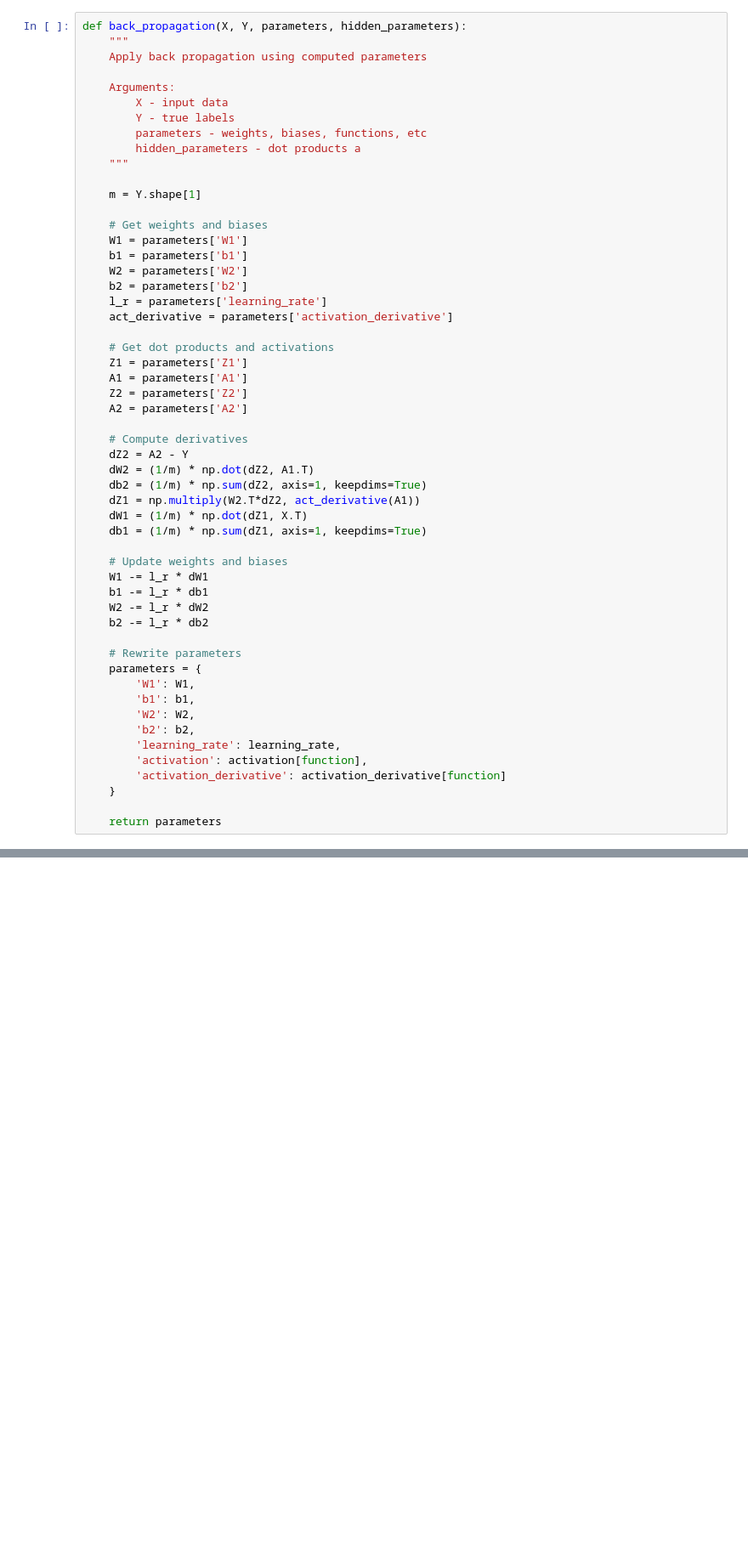
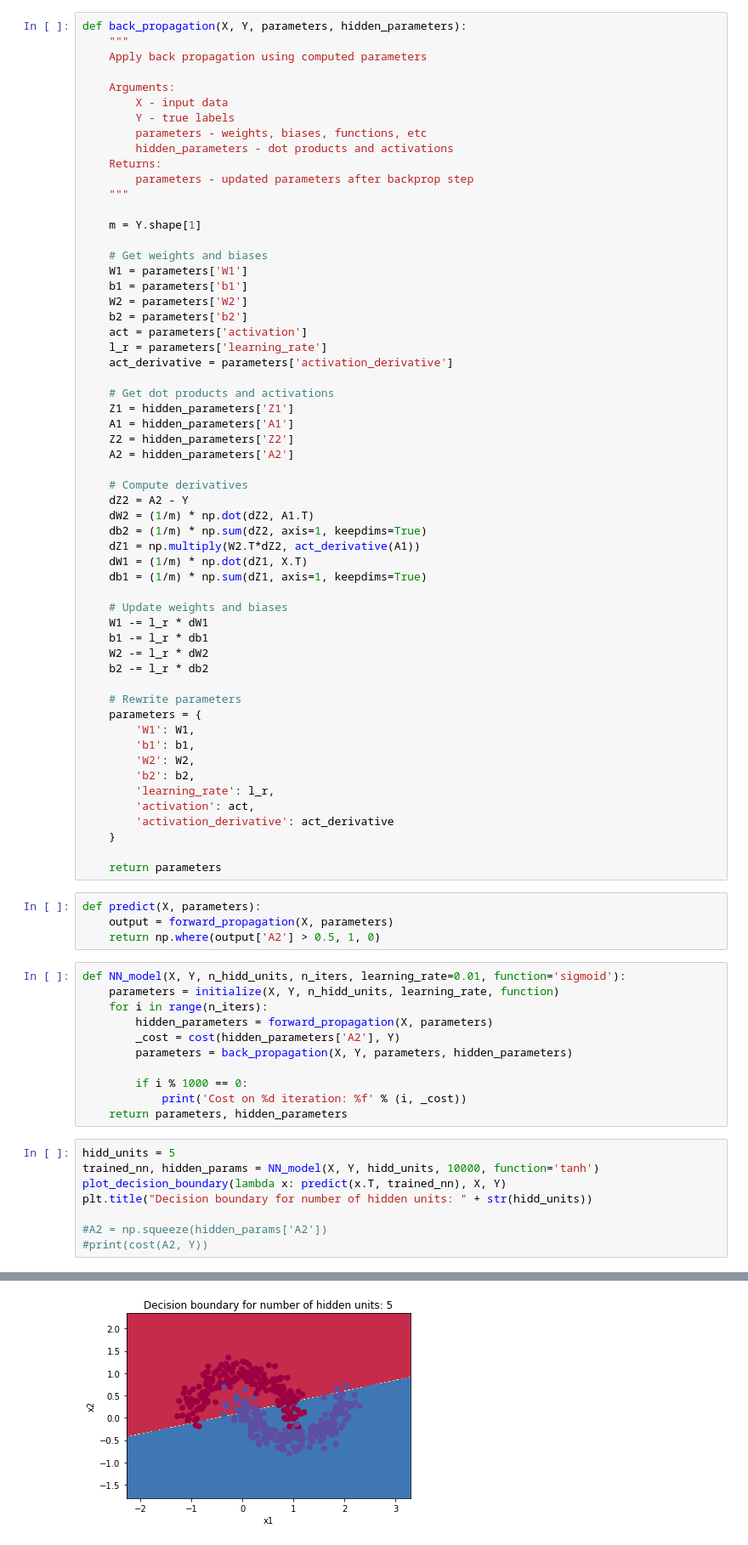
Before and after one commit to mattroz/ml-sandbox, a Jupyter notebook: deep_learning/shallow_nn/shallow_neural_network.ipynb, the cells around one changed output, grey strips where cells are left out. Shown at 85% size. Drawn from its saved outputs; the diff is of its cells as text; blank space fills up the shorter version.

Commit message:
Implemented predict function, model testing and some plots

```diff
--- a/deep_learning/shallow_nn/shallow_neural_network.ipynb
+++ b/deep_learning/shallow_nn/shallow_neural_network.ipynb
@@ -113,7 +119,9 @@ def back_propagation(X, Y, parameters, hidden_parameters):
         X - input data
         Y - true labels
         parameters - weights, biases, functions, etc
-        hidden_parameters - dot products a
+        hidden_parameters - dot products and activations
+    Returns:
+        parameters - updated parameters after backprop step
     """
 
     m = Y.shape[1]
@@ -123,14 +131,15 @@ def back_propagation(X, Y, parameters, hidden_parameters):
     b1 = parameters['b1']
     W2 = parameters['W2']
     b2 = parameters['b2']
+    act = parameters['activation']
     l_r = parameters['learning_rate']
     act_derivative = parameters['activation_derivative']
 
     # Get dot products and activations
-    Z1 = parameters['Z1']
-    A1 = parameters['A1']
-    Z2 = parameters['Z2']
-    A2 = parameters['A2']
+    Z1 = hidden_parameters['Z1']
+    A1 = hidden_parameters['A1']
+    Z2 = hidden_parameters['Z2']
+    A2 = hidden_parameters['A2']
 
     # Compute derivatives
     dZ2 = A2 - Y
@@ -152,9 +161,33 @@ def back_propagation(X, Y, parameters, hidden_parameters):
         'b1': b1,
         'W2': W2,
         'b2': b2,
-        'learning_rate': learning_rate,
-        'activation': activation[function],
-        'activation_derivative': activation_derivative[function]
+        'learning_rate': l_r,
+        'activation': act,
+        'activation_derivative': act_derivative
     }
 
     return parameters
+# %%
+def predict(X, parameters):
+    output = forward_propagation(X, parameters)
+    return np.where(output['A2'] > 0.5, 1, 0)
+# %%
+def NN_model(X, Y, n_hidd_units, n_iters, learning_rate=0.01, function='sigmoid'):
+    parameters = initialize(X, Y, n_hidd_units, learning_rate, function)
+    for i in range(n_iters):
+        hidden_parameters = forward_propagation(X, parameters)
+        _cost = cost(hidden_parameters['A2'], Y)
+        parameters = back_propagation(X, Y, parameters, hidden_parameters)
+
+        if i % 1000 == 0:
+            print('Cost on %d iteration: %f' % (i, _cost))
+    return parameters, hidden_parameters
+# %%
+hidd_units = 5
+trained_nn, hidden_params = NN_model(X, Y, hidd_units, 10000, function='tanh')
+plot_decision_boundary(lambda x: predict(x.T, trained_nn), X, Y)
+plt.title("Decision boundary for number of hidden units: " + str(hidd_units))
+
+#A2 = np.squeeze(hidden_params['A2'])
+#print(cost(A2, Y))
+# %% [output]
@@ -160,0 +205 @@ def back_propagation(X, Y, parameters, hidden_parameters):
+[figure, added]
```
Also changed, not shown: parts of 5 cells of this notebook.
